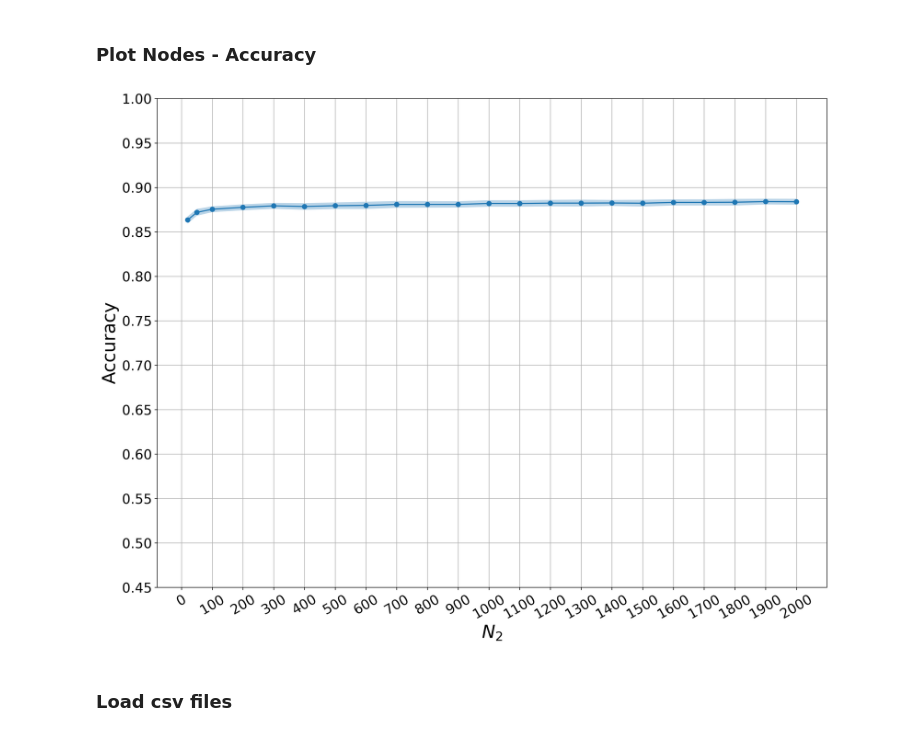
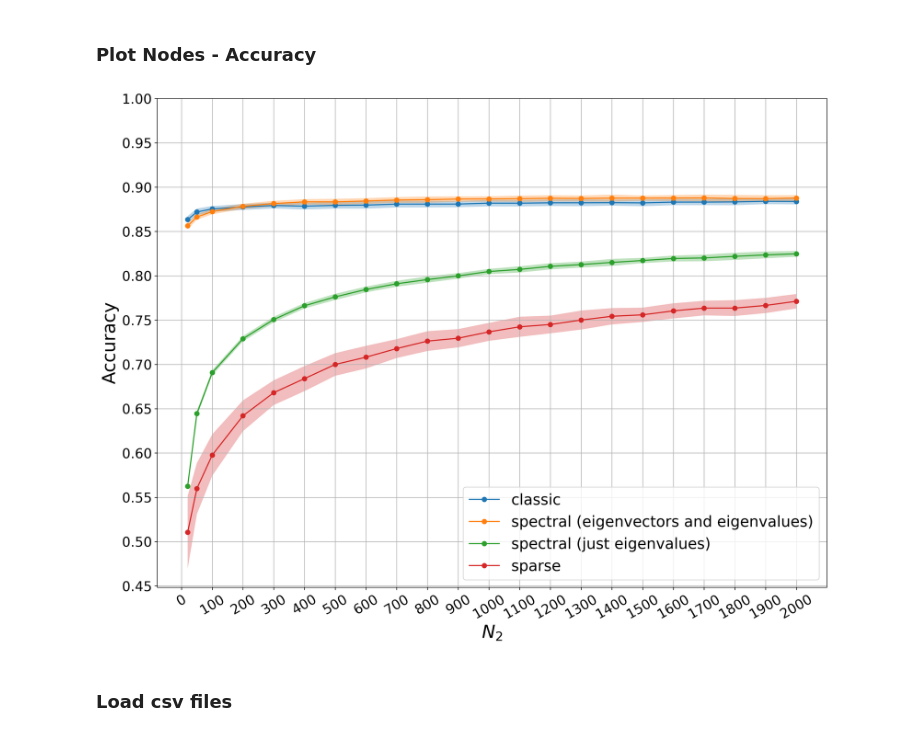
Before and after one commit to marcociav/LeanSpectral, a Jupyter notebook: accuracy_nodes_graph_from_db.ipynb, the cells around one changed output. Drawn from its saved outputs; the diff is of its cells as text; code cells hidden in the pictures.

```diff
--- a/accuracy_nodes_graph_from_db.ipynb
+++ b/accuracy_nodes_graph_from_db.ipynb
@@ -64,43 +64,43 @@ sparse_param = get_mean_std(sparse_df)
 # %%
 FONTSIZE = 24
 plt.figure(figsize=(16,12), dpi=300)
 
 plt.grid()
 
 x = [int(node) for node in nodes_list]
 
 y = dense_param['mean']
 err = dense_param['std']
 plt.plot(x, y, marker='o', label='classic')
 plt.fill_between(x, y - err, y + err, alpha=0.3)
 
-# y = eigvector_param['mean']
-# err = eigvector_param['std']
-# plt.plot(x, y, marker='o', label='spectral (eigenvectors and eigenvalues)')
-# plt.fill_between(x, y - err, y + err, alpha=0.3)
+y = eigvector_param['mean']
+err = eigvector_param['std']
+plt.plot(x, y, marker='o', label='spectral (eigenvectors and eigenvalues)')
+plt.fill_between(x, y - err, y + err, alpha=0.3)
 
-# y = eigvalue_param['mean']
-# err = eigvector_param['std']
-# plt.plot(x, y, marker='o', label='spectral (just eigenvalues)')
-# plt.fill_between(x, y - err, y + err, alpha=0.3)
+y = eigvalue_param['mean']
+err = eigvector_param['std']
+plt.plot(x, y, marker='o', label='spectral (just eigenvalues)')
+plt.fill_between(x, y - err, y + err, alpha=0.3)
 
-# y = sparse_param['mean']
-# err = sparse_param['std']
-# plt.plot(x, y, marker='o', label='sparse')
-# plt.fill_between(x, y - err, y + err, alpha=0.3)
+y = sparse_param['mean']
+err = sparse_param['std']
+plt.plot(x, y, marker='o', label='sparse')
+plt.fill_between(x, y - err, y + err, alpha=0.3)
 
 plt.xlabel('$N_2$', fontsize=FONTSIZE)
 plt.ylabel('Accuracy', fontsize=FONTSIZE)
 plt.xticks(np.arange(0, 2100, step=100), fontsize=0.75 * FONTSIZE, rotation='30')
 plt.yticks(np.arange(0.45, 1.04, step=0.05), fontsize=0.75 * FONTSIZE)
 
 
 
-# plt.legend(loc='lower right', prop={'size': 20})
+plt.legend(loc='lower right', prop={'size': 20})
 
 plt.show()
 # %% [output]
-[figure, old version]
+[figure, new version]
 # %% [markdown]
 ### Load csv files
 # %%
```
Also changed, not shown: parts of 5 cells of this notebook.
